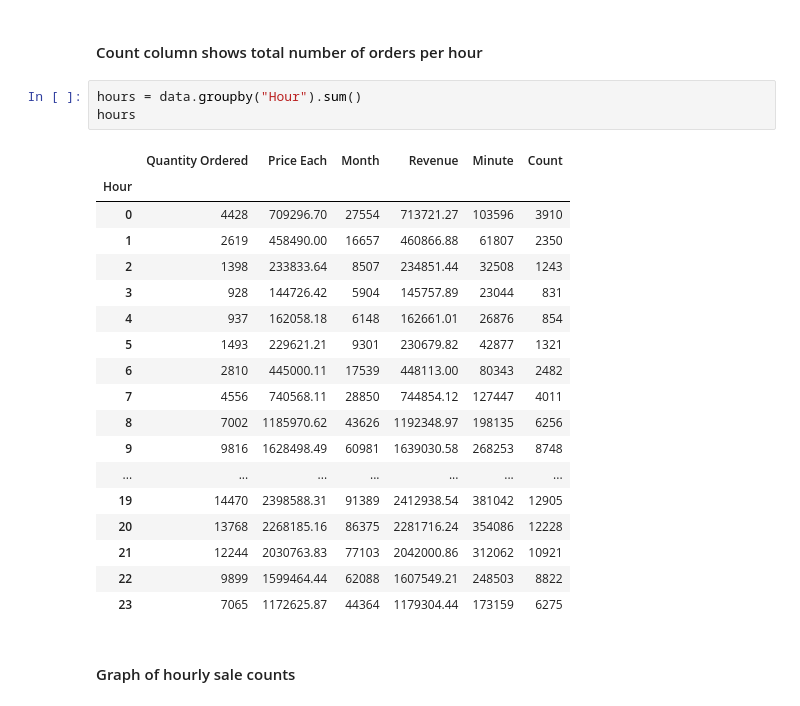
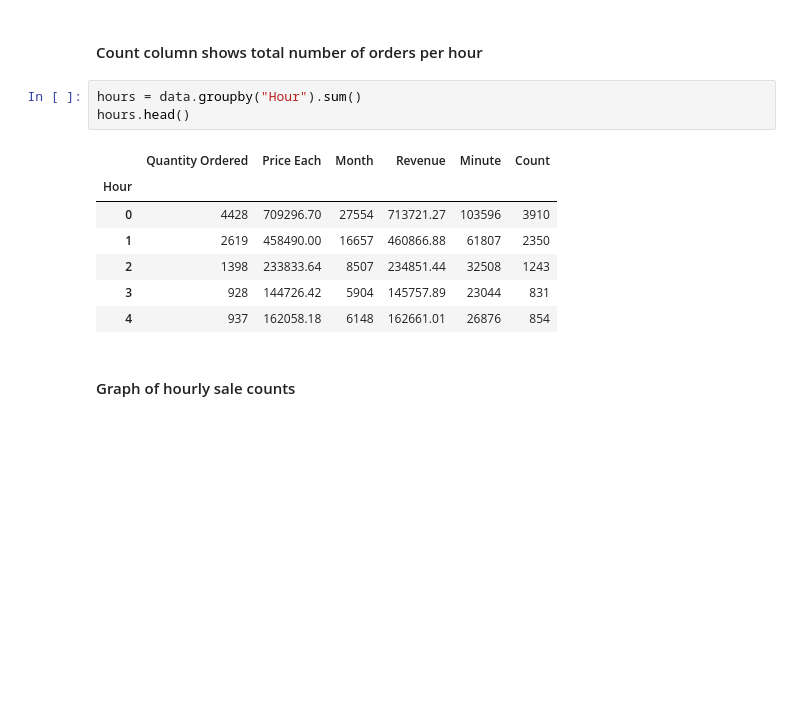
Before and after one commit to muhsinata/data-science-exercises, a Jupyter notebook: project-1/sales-analysis.ipynb, the cells around one changed output. Saved outputs shown, nothing was run; the diff lists cells and outputs as text; blank space fills up the shorter version.

```diff
--- a/project-1/sales-analysis.ipynb
+++ b/project-1/sales-analysis.ipynb
@@ -130,26 +130,15 @@ data.head()
 #### Count column shows total number of orders per hour
 # %%
 hours = data.groupby("Hour").sum()
-hours
+hours.head()
 # %% [output]
 |  | Quantity Ordered | Price Each | Month | Revenue | Minute | Count |
 | Hour |  |  |  |  |  |  |
 | 0 | 4428 | 709296.70 | 27554 | 713721.27 | 103596 | 3910 |
 | 1 | 2619 | 458490.00 | 16657 | 460866.88 | 61807 | 2350 |
 | 2 | 1398 | 233833.64 | 8507 | 234851.44 | 32508 | 1243 |
 | 3 | 928 | 144726.42 | 5904 | 145757.89 | 23044 | 831 |
 | 4 | 937 | 162058.18 | 6148 | 162661.01 | 26876 | 854 |
-| 5 | 1493 | 229621.21 | 9301 | 230679.82 | 42877 | 1321 |
-| 6 | 2810 | 445000.11 | 17539 | 448113.00 | 80343 | 2482 |
-| 7 | 4556 | 740568.11 | 28850 | 744854.12 | 127447 | 4011 |
-| 8 | 7002 | 1185970.62 | 43626 | 1192348.97 | 198135 | 6256 |
-| 9 | 9816 | 1628498.49 | 60981 | 1639030.58 | 268253 | 8748 |
-| ... | ... | ... | ... | ... | ... | ... |
-| 19 | 14470 | 2398588.31 | 91389 | 2412938.54 | 381042 | 12905 |
-| 20 | 13768 | 2268185.16 | 86375 | 2281716.24 | 354086 | 12228 |
-| 21 | 12244 | 2030763.83 | 77103 | 2042000.86 | 312062 | 10921 |
-| 22 | 9899 | 1599464.44 | 62088 | 1607549.21 | 248503 | 8822 |
-| 23 | 7065 | 1172625.87 | 44364 | 1179304.44 | 173159 | 6275 |
 # %% [markdown]
 #### Graph of hourly sale counts
 # %%
```
Also changed, not shown: parts of 2 cells of this notebook.
